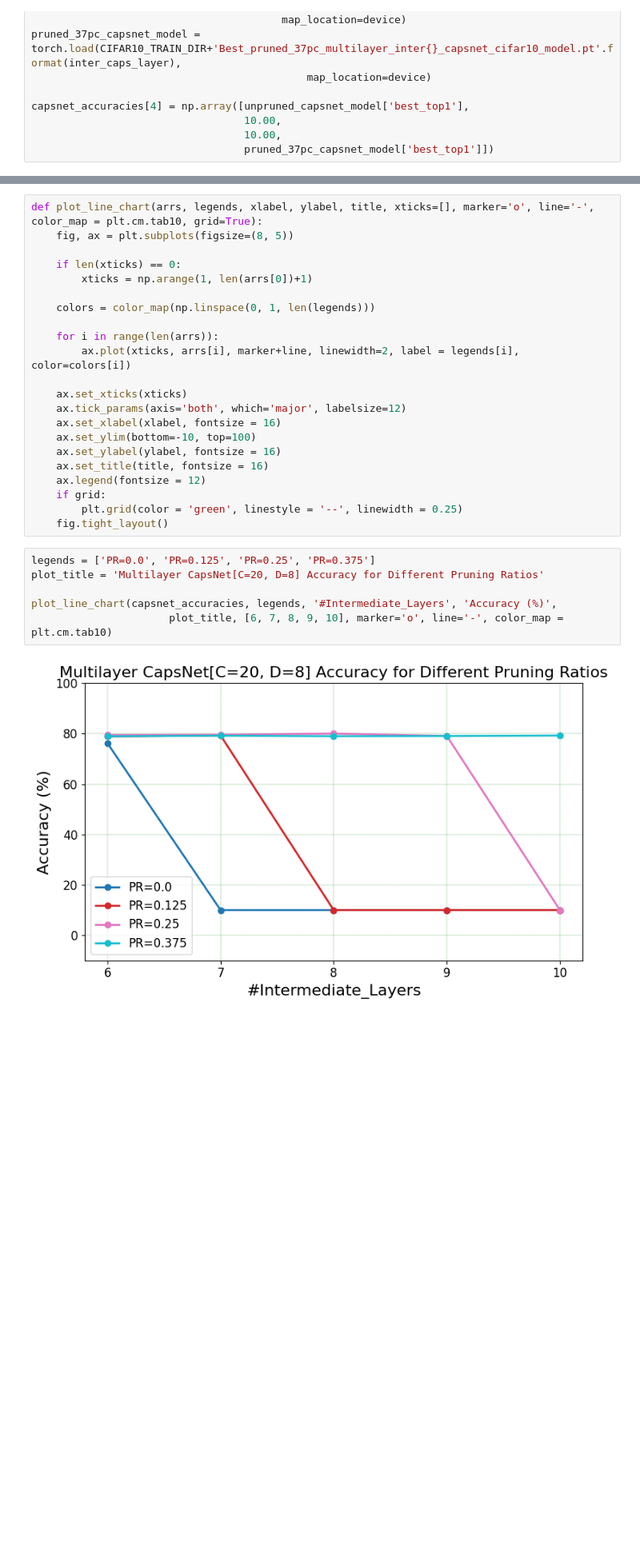
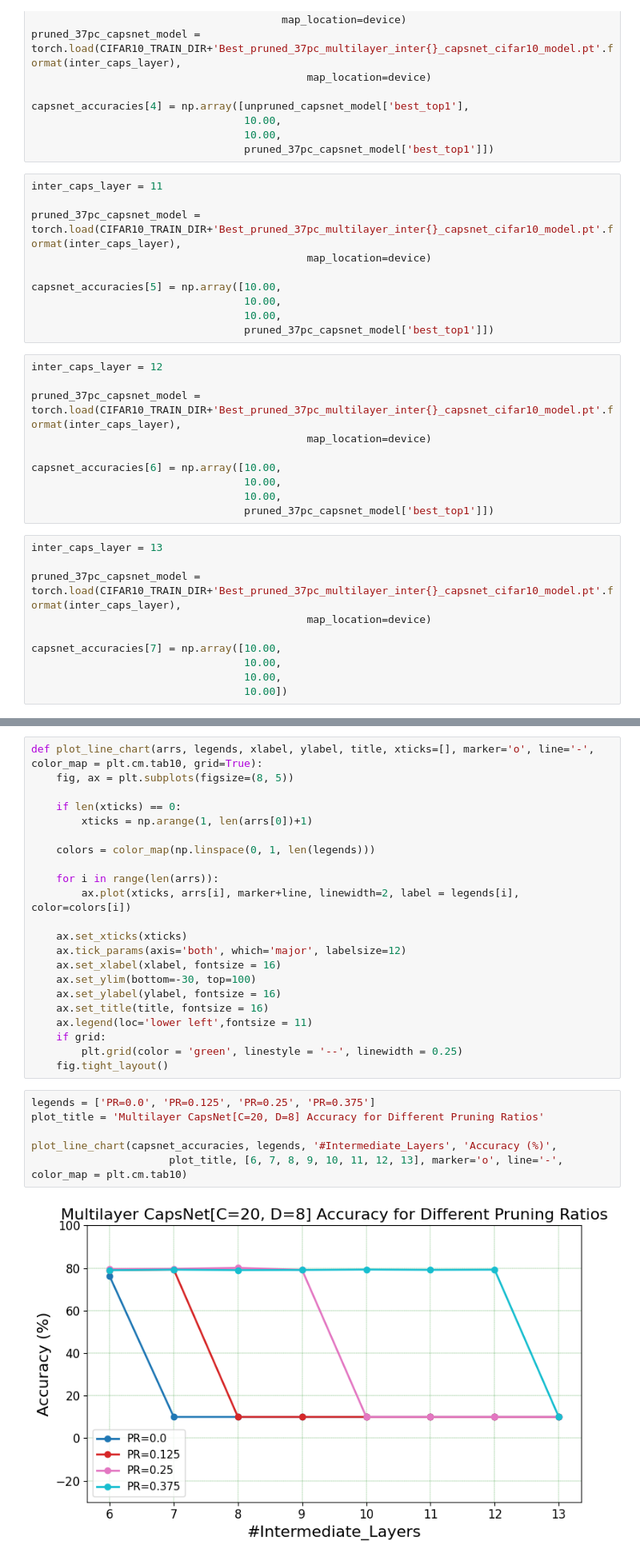
Before and after one commit to sidsahu88/leeds_msc_ocom5300m_project, a Jupyter notebook: src/OCOM5300M-AI-Project_Results_And_Plots.ipynb, the cells around one changed output, grey strips where cells are left out. Shown at 80% size. Cells and saved outputs as stored; diff of their text form; blank space fills up the shorter version.

```diff
--- a/src/OCOM5300M-AI-Project_Results_And_Plots.ipynb
+++ b/src/OCOM5300M-AI-Project_Results_And_Plots.ipynb
@@ -811,6 +811,36 @@ capsnet_accuracies[4] = np.array([unpruned_capsnet_model['best_top1'],
                                   10.00,
                                   10.00,
                                   pruned_37pc_capsnet_model['best_top1']])
+# %%
+inter_caps_layer = 11
+
+pruned_37pc_capsnet_model = torch.load(CIFAR10_TRAIN_DIR+'Best_pruned_37pc_multilayer_inter{}_capsnet_cifar10_model.pt'.format(inter_caps_layer),
+                                            map_location=device)
+
+capsnet_accuracies[5] = np.array([10.00,
+                                  10.00,
+                                  10.00,
+                                  pruned_37pc_capsnet_model['best_top1']])
+# %%
+inter_caps_layer = 12
+
+pruned_37pc_capsnet_model = torch.load(CIFAR10_TRAIN_DIR+'Best_pruned_37pc_multilayer_inter{}_capsnet_cifar10_model.pt'.format(inter_caps_layer),
+                                            map_location=device)
+
+capsnet_accuracies[6] = np.array([10.00,
+                                  10.00,
+                                  10.00,
+                                  pruned_37pc_capsnet_model['best_top1']])
+# %%
+inter_caps_layer = 13
+
+pruned_37pc_capsnet_model = torch.load(CIFAR10_TRAIN_DIR+'Best_pruned_37pc_multilayer_inter{}_capsnet_cifar10_model.pt'.format(inter_caps_layer),
+                                            map_location=device)
+
+capsnet_accuracies[7] = np.array([10.00,
+                                  10.00,
+                                  10.00,
+                                  10.00])
 # %%
 capsnet_accuracies = capsnet_accuracies.T
 
@@ -835,18 +865,18 @@ def plot_line_chart(arrs, legends, xlabel, ylabel, title, xticks=[], marker='o',
     ax.set_xticks(xticks)
     ax.tick_params(axis='both', which='major', labelsize=12)
     ax.set_xlabel(xlabel, fontsize = 16)
-    ax.set_ylim(bottom=-10, top=100)
+    ax.set_ylim(bottom=-30, top=100)
     ax.set_ylabel(ylabel, fontsize = 16)
     ax.set_title(title, fontsize = 16)
-    ax.legend(fontsize = 12)
+    ax.legend(loc='lower left',fontsize = 11)
     if grid:
         plt.grid(color = 'green', linestyle = '--', linewidth = 0.25)
     fig.tight_layout()
 # %%
 legends = ['PR=0.0', 'PR=0.125', 'PR=0.25', 'PR=0.375']
 plot_title = 'Multilayer CapsNet[C=20, D=8] Accuracy for Different Pruning Ratios'
 
 plot_line_chart(capsnet_accuracies, legends, '#Intermediate_Layers', 'Accuracy (%)',
-                      plot_title, [6, 7, 8, 9, 10], marker='o', line='-', color_map = plt.cm.tab10)
+                      plot_title, [6, 7, 8, 9, 10, 11, 12, 13], marker='o', line='-', color_map = plt.cm.tab10)
 # %% [output]
-[figure, old version]
+[figure, new version]
```
Also changed, not shown: parts of 2 cells of this notebook, 8 other files.
